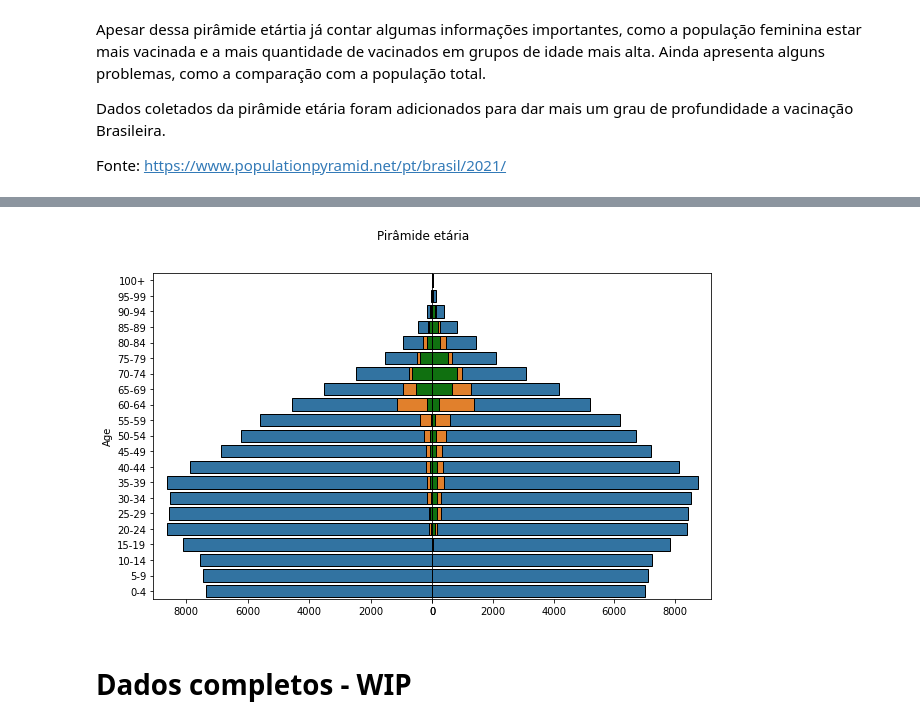
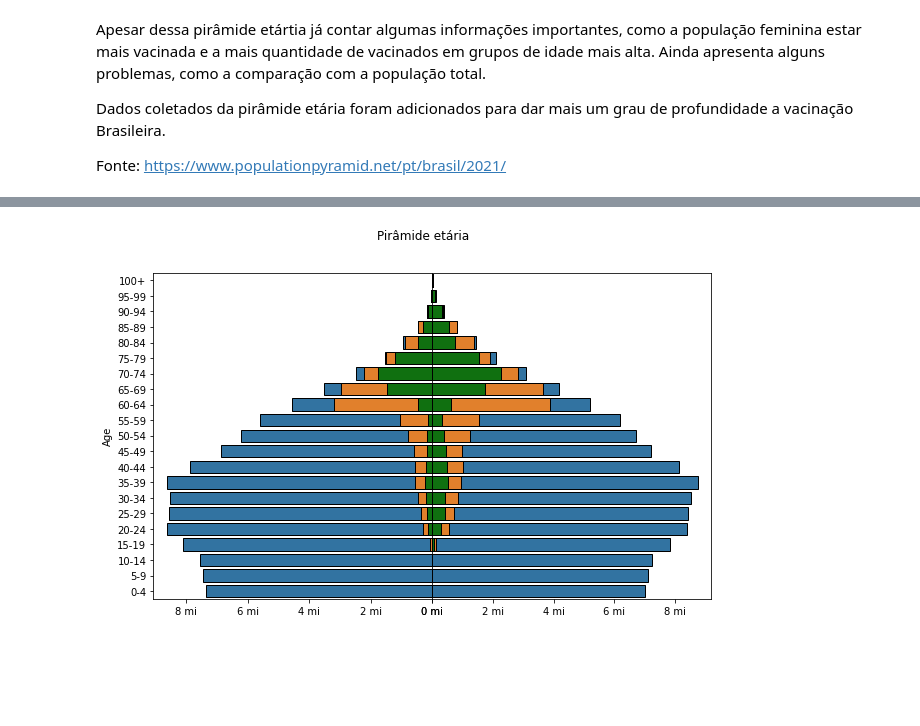
Before and after one commit to willianrocha/bootcamp-datascience-alura, a Jupyter notebook: module_1/ds_mod1_project.ipynb, the cells around one changed output, grey strips where cells are left out. Cells and saved outputs as stored; diff of their text form; code cells hidden in the pictures; blank space fills up the shorter version.

```diff
--- a/module_1/ds_mod1_project.ipynb
+++ b/module_1/ds_mod1_project.ipynb
@@ -217,14 +237,12 @@ fig.suptitle("Pirâmide etária")
 plt.subplots_adjust(wspace=0, hspace=0)
 y_lim_sup = 110
 y_lim_inf = 0
-x_lim_sup = 1400
+x_lim_sup = 4000
 axes[0].set_xlim(0,x_lim_sup)
 axes[1].set_xlim(0,x_lim_sup)
 axes[0].set_ylim(y_lim_inf,y_lim_sup)
 axes[1].set_ylim(y_lim_inf,y_lim_sup)
 axes[0].invert_xaxis()
-
-d_bins = {}
 
 for group in dados.groupby(['paciente_enumsexobiologico','vacina_descricao_dose']):
   if group[0][0] is 'M':
@@ -241,7 +259,6 @@ for group in dados.groupby(['paciente_enumsexobiologico','vacina_descricao_dose'
                              title="Feminino")
     ax.set_yticklabels([])
     ax.set_xlabel("")
-  d_bins[f'{group[0][0]}{str(group[0][1])}'] = [i.get_width() for i in ax.patches]
 
 st_shot = mpatches.Patch(facecolor='#1f76b4', edgecolor='k', label="1ª Dose")
 nd_shot = mpatches.Patch(facecolor='#ff7e0e', edgecolor='k', label="2ª Dose")
@@ -254,7 +268,0 @@ Os bins do gráfico anteiror foram reaproveitados no próximo gráfico, porém t
-# %%
-d_bins['F2'] = d_bins['F2'][23:]
-d_bins['M2'] = d_bins['M2'][23:]
-for k in d_bins:
-  first_years = d_bins[k][:20]
-  first_years.append(sum(d_bins[k][20:]))
-  d_bins[k] = first_years.copy()
@@ -261,3 +273,17 @@ for k in d_bins:
+# %%
+bins_idade = [x for x in range(0,120,5)]
+d_bins_f = {}
+# Agrupando dados nos bins para o histrograma
+for group in dados.groupby(['paciente_enumsexobiologico','vacina_descricao_dose']):
+  d_bins_f[f'{group[0][0]}{str(group[0][1])}'] = np.histogram(group[1]['paciente_idade'], bins=bins_idade)[0].tolist()
+
+# Vacinados com idade acima de 100 anos estão sendo agrupados no grupo 99+
+for k in d_bins_f:
+  first_years = d_bins_f[k][:20]
+  first_years.append(sum(d_bins_f[k][20:]))
+  d_bins_f[k] = first_years.copy()
+df_hist_vac_f = pd.DataFrame()
+df_hist_vac_f = df_hist_vac_f.from_dict(d_bins_f)
 # %% [markdown]
 Apesar dessa pirâmide etártia já contar algumas informações importantes, como a população feminina estar mais vacinada e a mais quantidade de vacinados em grupos de idade mais alta. Ainda apresenta alguns problemas, como a comparação com a população total.
 
@@ -285,0 +293,15 @@ df_piramide.head()
+# %%
+!cp "/content/drive/MyDrive/alura/bootcamp-data-science/population_pyramid_brasil_2021.csv" .
+pir_etaria = pd.read_csv("/content/population_pyramid_brasil_2021.csv")
+df_hist_vac = pd.DataFrame()
+df_hist_vac = df_hist_vac.from_dict(d_bins_f)
+df_piramide = pd.concat([pir_etaria, df_hist_vac], axis=1)
+# Como extraimos 0.1%, vamos multiplicar por mil as vacinas já aplicadas
+# Porem! Vamos dividir por milhão para simplificar o gráfico!
+df_piramide['M1']  = df_piramide['M1']/1000.0
+df_piramide['F1']  = df_piramide['F1']/1000.0
+df_piramide['M2']  = df_piramide['M2']/1000.0
+df_piramide['F2']  = df_piramide['F2']/1000.0
+df_piramide['F']  = df_piramide['F']/10**6
+df_piramide['M']  = df_piramide['M']/10**6
+df_piramide.head()
@@ -286,28 +315,28 @@ df_piramide.head()
 # %%
 import seaborn as sns
 
 fig, axes = plt.subplots(nrows=1, ncols=2, figsize=(10,6))
 fig.suptitle("Pirâmide etária")
 plt.subplots_adjust(wspace=0, hspace=0)
 axes[0].invert_xaxis()
 
 sns.barplot(x="M",y="Age", color="#1f76b4", data = df_piramide, ax=axes[0], edgecolor='black')
 sns.barplot(x="M1",y="Age", color="#ff7e0e", data = df_piramide, ax=axes[0], edgecolor='black')
 sns.barplot(x="M2",y="Age", color="g", data = df_piramide, ax=axes[0], edgecolor='black')
 
 sns.barplot(x="F",y="Age", color="#1f76b4", data = df_piramide, ax=axes[1], edgecolor='black')
 sns.barplot(x="F1",y="Age", color="#ff7e0e", data = df_piramide, ax=axes[1], edgecolor='black')
 sns.barplot(x="F2",y="Age", color="g", data = df_piramide, ax=axes[1], edgecolor='black')
 
 axes[0].invert_yaxis()
 axes[1].invert_yaxis()
 axes[1].set_yticklabels([])
 axes[1].set_ylabel("")
 axes[0].set_xlabel("")
 axes[1].set_xlabel("")
+axes[0].xaxis.set_major_formatter(ticker.StrMethodFormatter("{x:,.0f} mi"))
+axes[1].xaxis.set_major_formatter(ticker.StrMethodFormatter("{x:,.0f} mi"))
 
 axes[1].tick_params(left=False)
 # %% [output]
-[figure, old version]
+[figure, new version]
-# %% [markdown]
-# Dados completos - WIP
```
Also changed, not shown: parts of 24 cells of this notebook.
